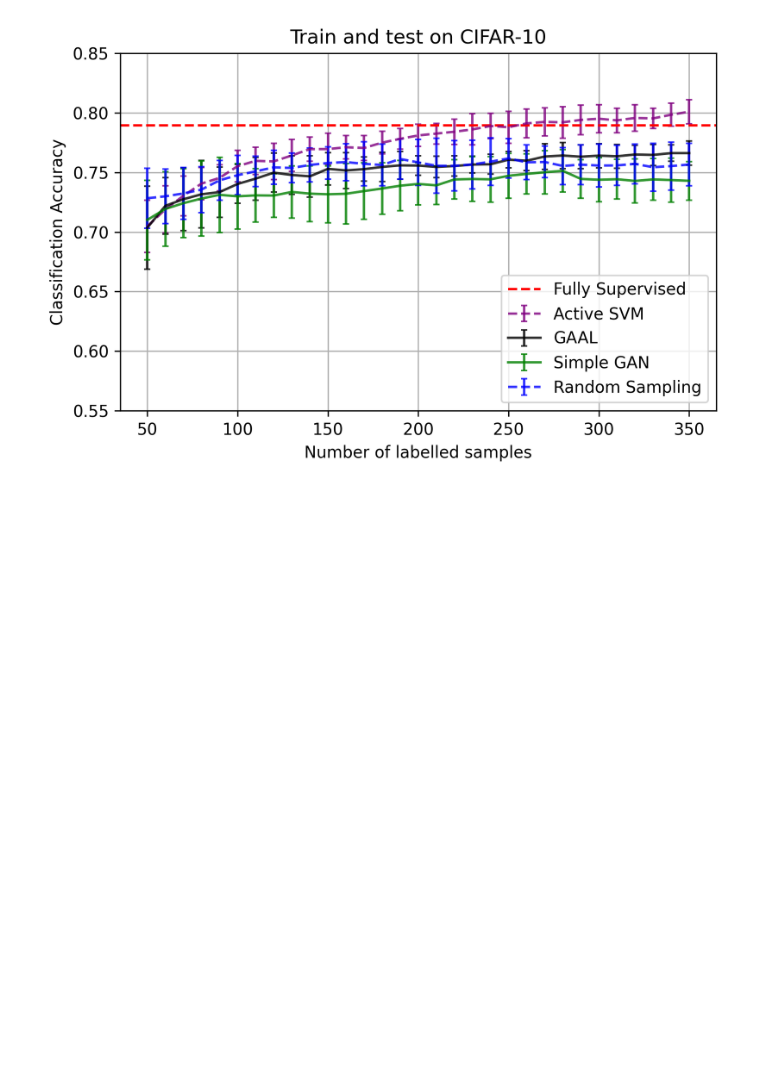
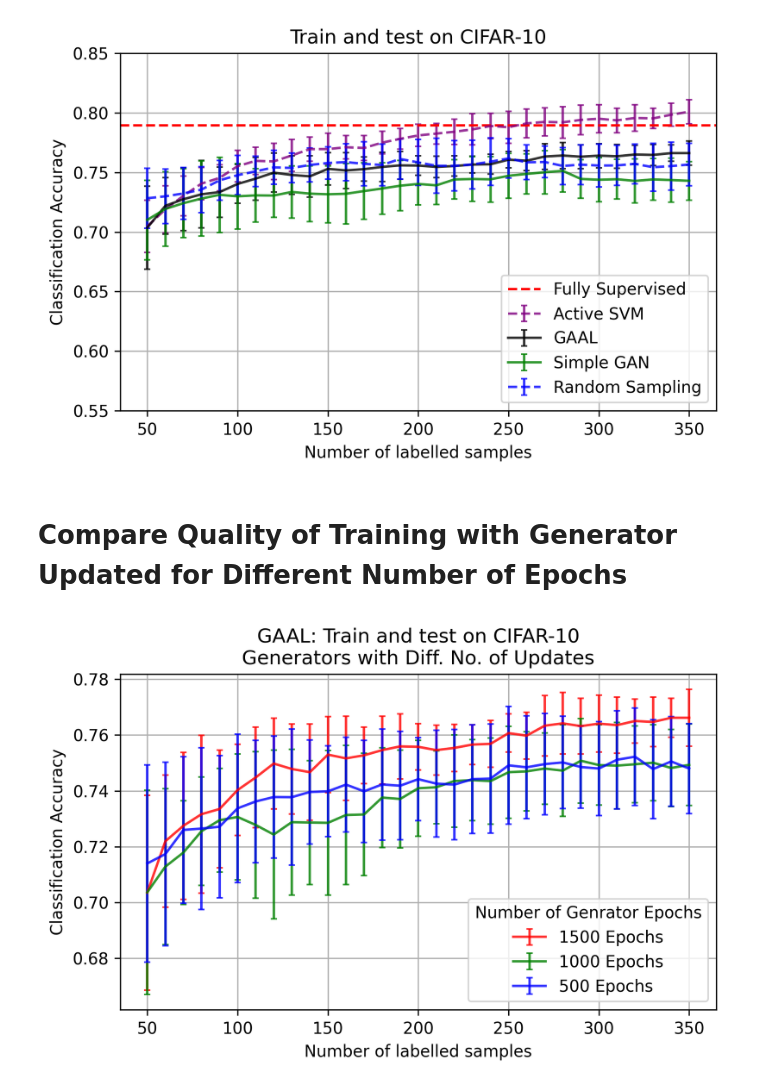
Before and after one commit to shaunntan/GenerativeAdversarialActLearning, a Jupyter notebook: results/Read results.ipynb, the cells around one changed output. Drawn from its saved outputs; the diff is of its cells as text; code cells hidden in the pictures; blank space fills up the shorter version.

```diff
--- a/results/Read results.ipynb
+++ b/results/Read results.ipynb
@@ -125,3 +125,33 @@ plt.tight_layout()
 plt.show()
 # %% [output]
 [figure]
+# %% [markdown]
+# Compare Quality of Training with Generator Updated for Different Number of Epochs
+# %%
+with open('./result_gaal_cifar10.pkl', 'rb') as file:
+    result_gaal_1500 = pickle.load(file)
+
+with open('./result_gaal_cifar10_1000.pkl', 'rb') as file:
+    result_gaal_1000 = pickle.load(file)
+
+with open('./result_gaal_cifar10_500.pkl', 'rb') as file:
+    result_gaal_500 = pickle.load(file)
+
+means_gaal_1500, sd_gaal_1500 = tidyresults_notfs(result_gaal_1500)
+means_gaal_1000, sd_gaal_1000 = tidyresults_notfs(result_gaal_1000)
+means_gaal_500, sd_gaal_500 = tidyresults_notfs(result_gaal_500)
+
+plt.title('GAAL: Train and test on CIFAR-10\nGenerators with Diff. No. of Updates')
+plt.errorbar(result_gaal_1500[2][0], y=means_gaal_1500, yerr=sd_gaal_1500, color='r', alpha=0.8, capsize=2, label="1500 Epochs")
+plt.errorbar(result_gaal_1000[2][0], y=means_gaal_1000, yerr=sd_gaal_1000, color='g', alpha=0.8, capsize=2, label="1000 Epochs")
+plt.errorbar(result_gaal_500[2][0], y=means_gaal_500, yerr=sd_gaal_500, color='b',alpha=0.8, capsize=2, label="500 Epochs")
+plt.legend(title='Number of Genrator Epochs', loc='lower right')
+# plt.ylim([0.55,0.85])
+plt.ylabel('Classification Accuracy')
+plt.xlabel('Number of labelled samples')
+plt.grid()
+plt.gcf().set_dpi(300)
+plt.tight_layout()
+plt.show()
+# %% [output]
+[figure, added]
```
Also changed, not shown: parts of 2 cells of this notebook, 21 other files.
